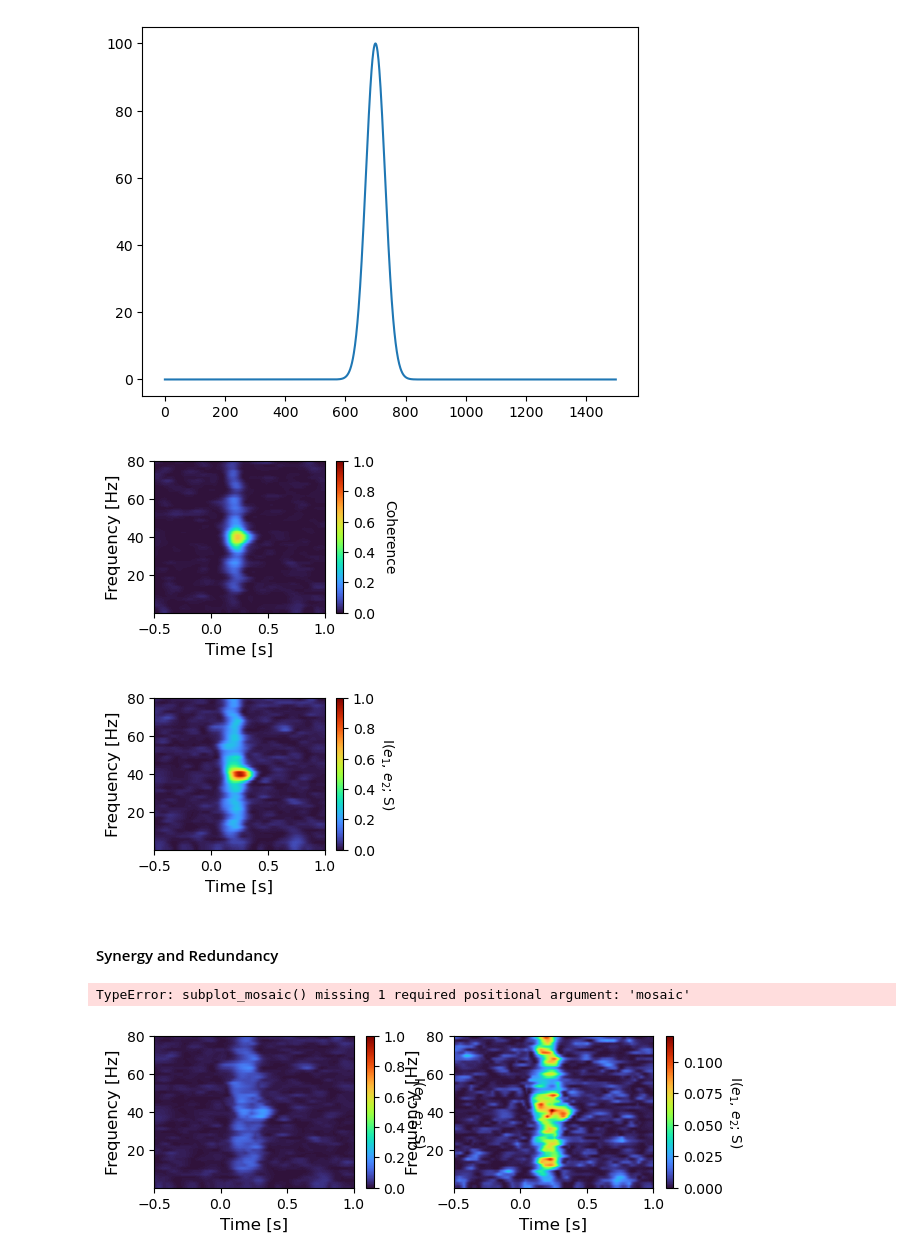
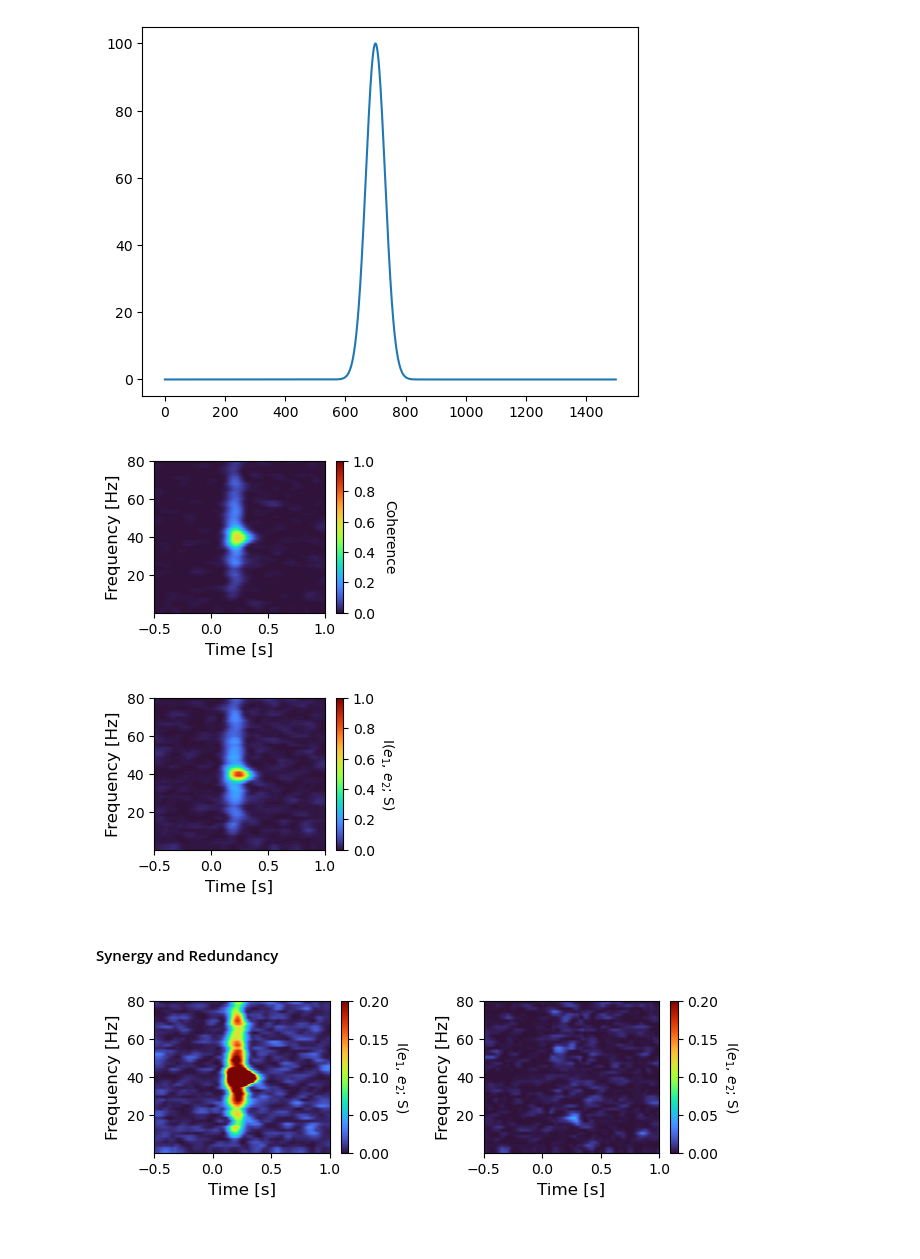
Before and after one commit to ViniciusLima94/phase_amplitude_encoding, a Jupyter notebook: notebooks/Figure2.ipynb, the cells around one changed output. Drawn from its saved outputs; the diff is of its cells as text; code cells hidden in the pictures.

```diff
--- a/notebooks/Figure2.ipynb
+++ b/notebooks/Figure2.ipynb
@@ -24,8 +24,8 @@ dt = 0.001  # Integration time-step
 fs = 1 / dt
 f = 40  # Natural frequency
 beta = 3.5  # Noise variance
-A = np.array([[0, 1, 0], [0, 0, 1], [0, 0, 0]]).T
-ntrials = 200
+A = np.array([[0, 1, 0], [0, 0, 1], [1, 0, 0]]).T
+ntrials = 300
 time = np.arange(-0.5, 1, 1 / fs)  # Time array
 T = time.shape[0]
 # %%
@@ -92,7 +92,7 @@ plt.ylabel("Frequency [Hz]", fontsize=12)
 
 plt.savefig("figures/coherece2nodes.pdf")
 # %% [output]
-[figure, old version]
+[figure, new version]
 # %%
 mi_fcn = get_mi("gc")
 
@@ -136,7 +136,7 @@ plt.ylabel("Frequency [Hz]", fontsize=12)
 
 plt.savefig("figures/MI2nodes.pdf")
 # %% [output]
-[figure, old version]
+[figure, new version]
 # %% [markdown]
 #### Synergy and Redundancy
 # %%
@@ -159,35 +159,34 @@ plt.imshow(
     red,
     aspect="auto",
     origin="lower",
     cmap="turbo",
     extent=[-0.5, 1, 0.1, 80],
     vmin=0,
-    vmax=1
+    vmax=.2
 )
 cbar = plt.colorbar()
 cbar.set_label(r"I($e_1$, $e_2$; S)", rotation=270, labelpad=15)
 
 plt.xlabel("Time [s]", fontsize=12)
 plt.ylabel("Frequency [Hz]", fontsize=12)
 
 plt.subplot(122)
 
 plt.imshow(
     syn,
     aspect="auto",
     origin="lower",
     cmap="turbo",
     extent=[-0.5, 1, 0.1, 80],
     vmin=0,
-    #vmax=1
+    vmax=.2
 )
 cbar = plt.colorbar()
 cbar.set_label(r"I($e_1$, $e_2$; S)", rotation=270, labelpad=15)
 
 plt.xlabel("Time [s]", fontsize=12)
 plt.ylabel("Frequency [Hz]", fontsize=12)
 
-plt.subplots_adjust(hspace=.3)
+plt.subplots_adjust(wspace=.5)
 # %% [output]
-TypeError: subplot_mosaic() missing 1 required positional argument: 'mosaic'
-[figure, old version]
+[figure, new version]
```
Also changed, not shown: parts of 1 cell of this notebook, 2 other files.
